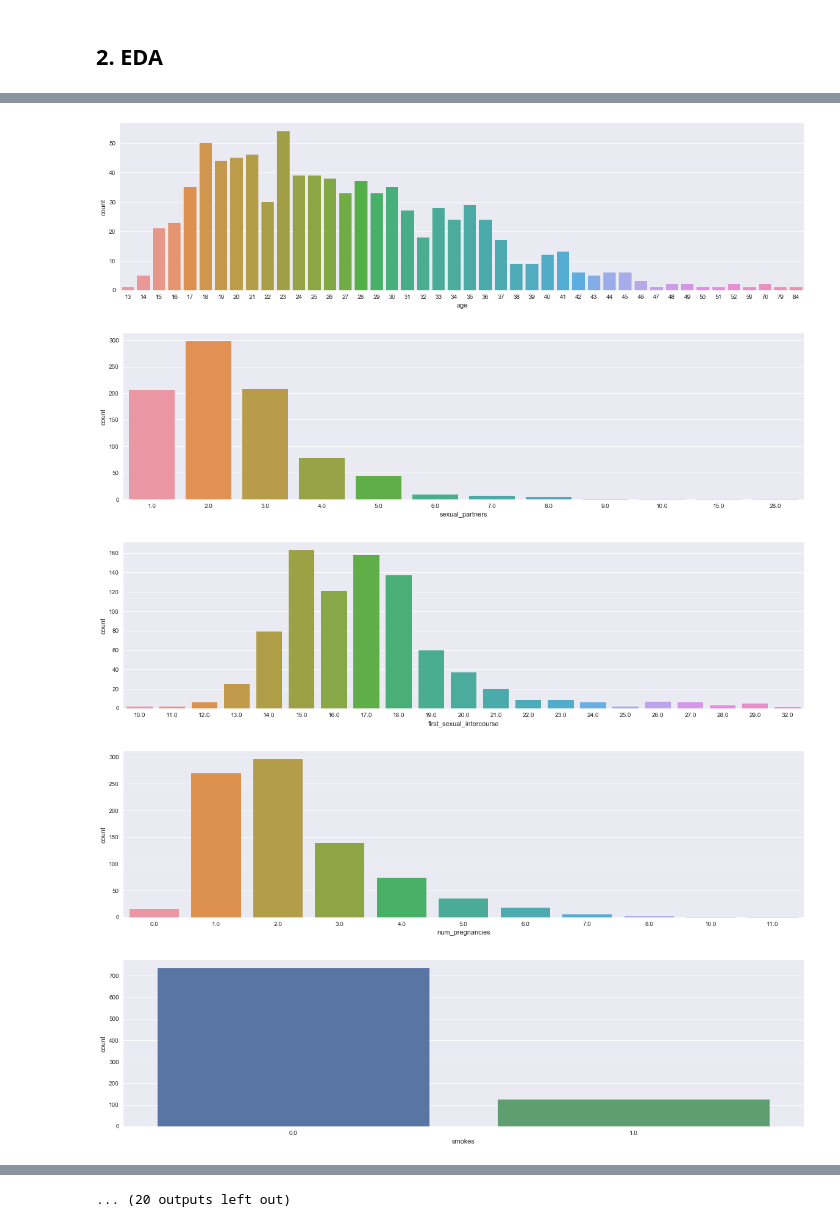
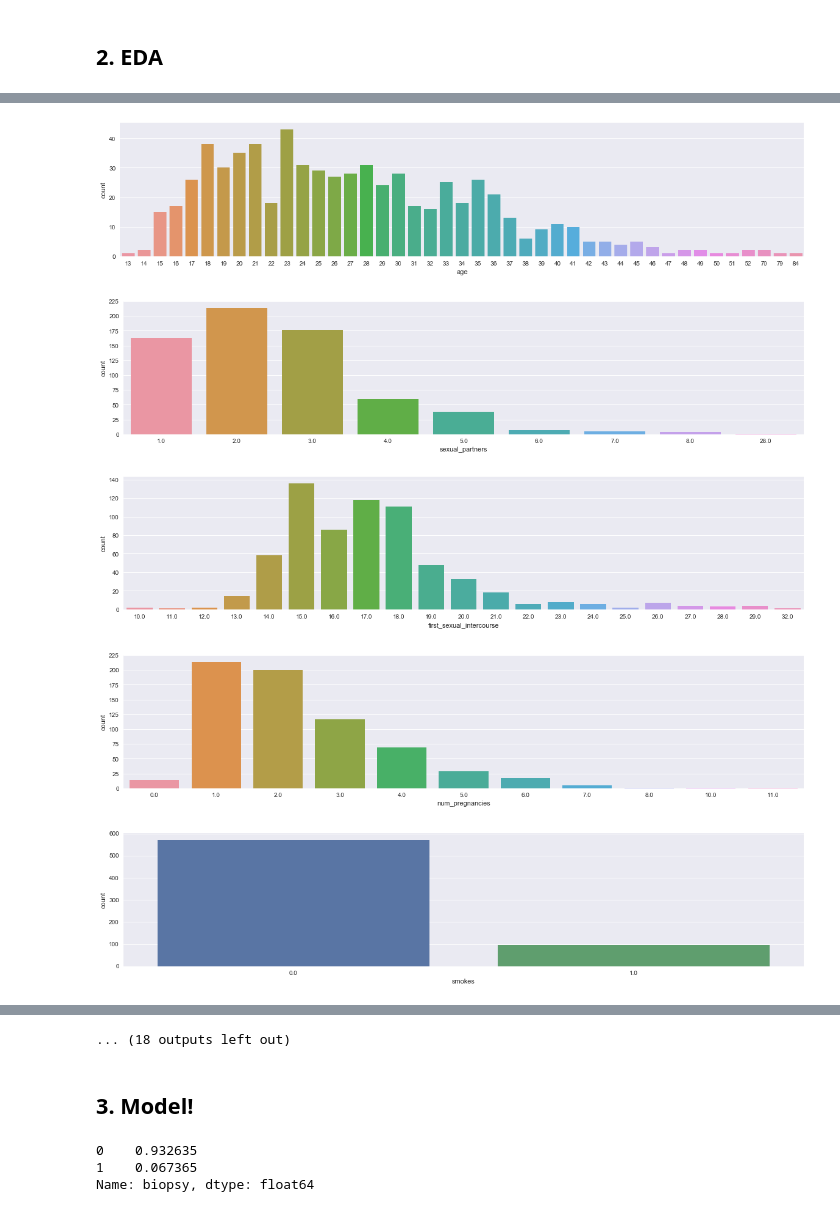
Before and after one commit to lingchiao/DS-SF-42, a Jupyter notebook: final_project/Final Project.ipynb, the cells around one changed output, grey strips where cells are left out. Saved outputs shown, nothing was run; the diff lists cells and outputs as text; code cells hidden in the pictures.

```diff
--- a/final_project/Final Project.ipynb
+++ b/final_project/Final Project.ipynb
@@ -176,0 +116,15 @@ dtype: int64
+# %%
+#drop rows with a lot of missing values
+#decide to drop rows missing more than 3 values
+count = []
+
+missing_values = range(0,20)
+
+for number in missing_values:
+    count.append(858-len(df[df.isnull().sum(axis=1) > number]))
+
+print zip(missing_values,count)
+plt.plot(missing_values,count)
+
+df = df[df.isnull().sum(axis=1) < 1]
+df
@@ -176,0 +152,6 @@ dtype: int64
+# %%
+#drop columns that are collinear?
+
+df = df.drop(['stds', 'stds_number'], axis=1)
+
+df.isnull().sum()
@@ -192,5 +242,5 @@ df.describe()
 | max | 84.000000 | 28.000000 | 32.000000 | 11.000000 | 1.000000 | 37.000000 | ... |
 # %%
 sns.heatmap(df.corr())
-sns.set(rc={'figure.figsize':(20,20)})
+sns.set(rc={'figure.figsize':(40,40)})
 # %% [output]
@@ -203,13 +253,13 @@ sns.pairplot(df.iloc[:, :6])
 # %%
 plot_cols = df.columns
 
 
 for col in plot_cols:
-    plt.subplots(figsize=(20,5))
+    plt.subplots(figsize=(20,4))
     sns.countplot(x=col, data=df)
 # %% [output]
-[figure, old version]
+[figure, new version]
-[figure, old version]
+[figure, new version]
-[figure, old version]
+[figure, new version]
-[figure, old version]
+[figure, new version]
-[figure, old version]
+[figure, new version]
@@ -223 +273,3 @@ for col in plot_cols:
-... (20 outputs left out)
+... (18 outputs left out)
+# %% [markdown]
+## 3. Model!
@@ -223,0 +279,9 @@ for col in plot_cols:
+# %%
+Y.value_counts(normalize=True)
+
+#no dropping any rows. NUll Accuracy is .9358
+#drop anything > 3 NAs. NULL accuracy is .9285
+# %% [output]
+0    0.932635
+1    0.067365
+Name: biopsy, dtype: float64
```
Also changed, not shown: parts of 39 cells of this notebook, 4 other files.
